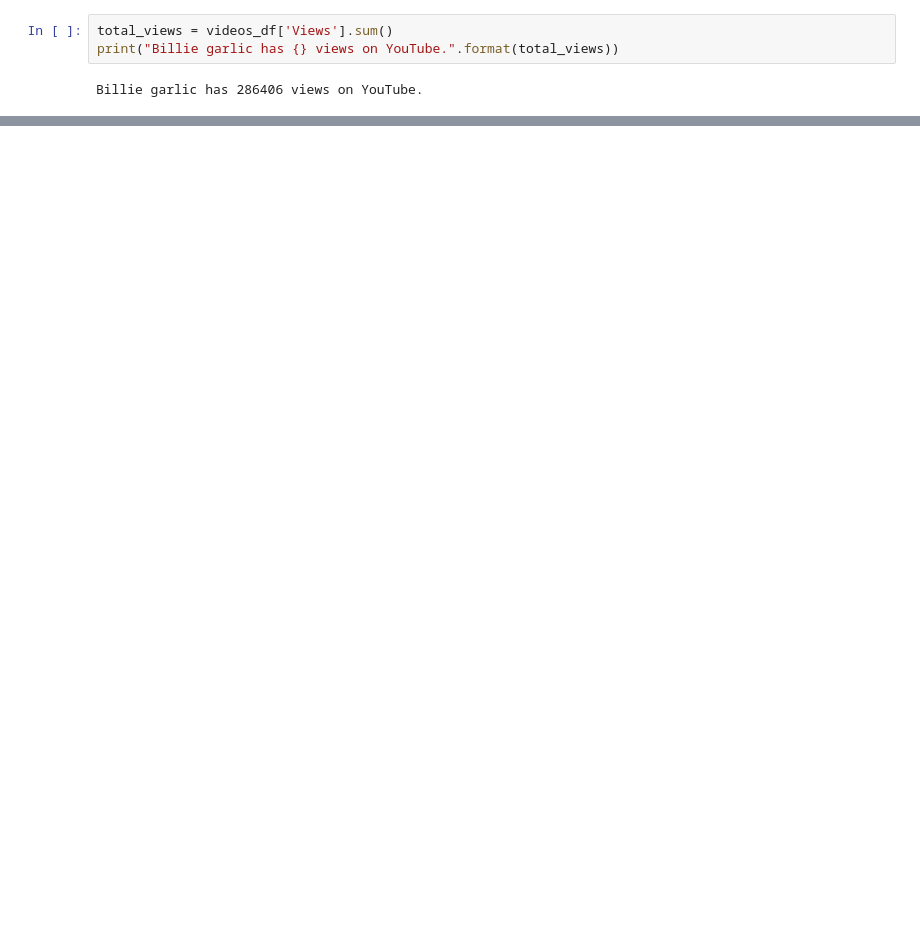
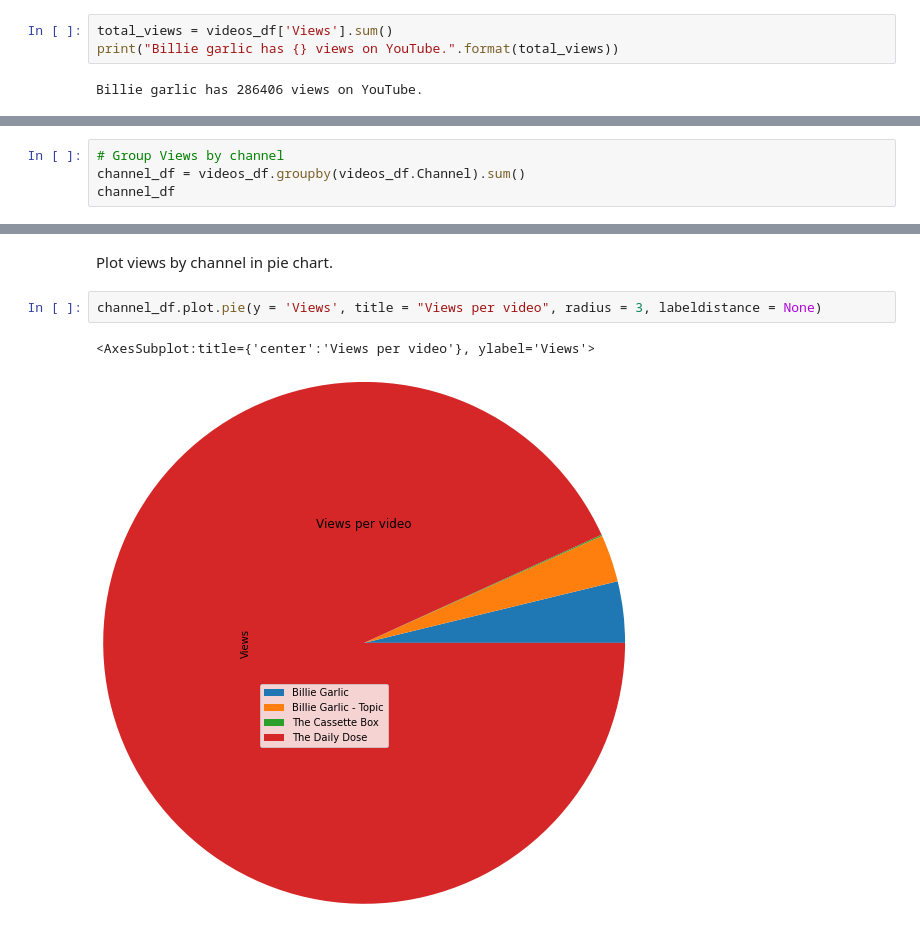
Before and after one commit to ohallstrom/YT-Views-Count, a Jupyter notebook: src/visualise.ipynb, the cells around one changed output, grey strips where cells are left out. Drawn from its saved outputs; the diff is of its cells as text; blank space fills up the shorter version.

```diff
--- a/src/visualise.ipynb
+++ b/src/visualise.ipynb
@@ -20,0 +30,4 @@ Billie garlic has 286406 views on YouTube.
+# %%
+# Group Views by channel
+channel_df = videos_df.groupby(videos_df.Channel).sum()
+channel_df
@@ -20,0 +41,7 @@ Billie garlic has 286406 views on YouTube.
+# %% [markdown]
+Plot views by channel in pie chart.
+# %%
+channel_df.plot.pie(y = 'Views', title = "Views per video", radius = 3, labeldistance = None)
+# %% [output]
+<AxesSubplot:title={'center':'Views per video'}, ylabel='Views'>
+[figure, added]
```
Also changed, not shown: parts of 4 cells of this notebook.
